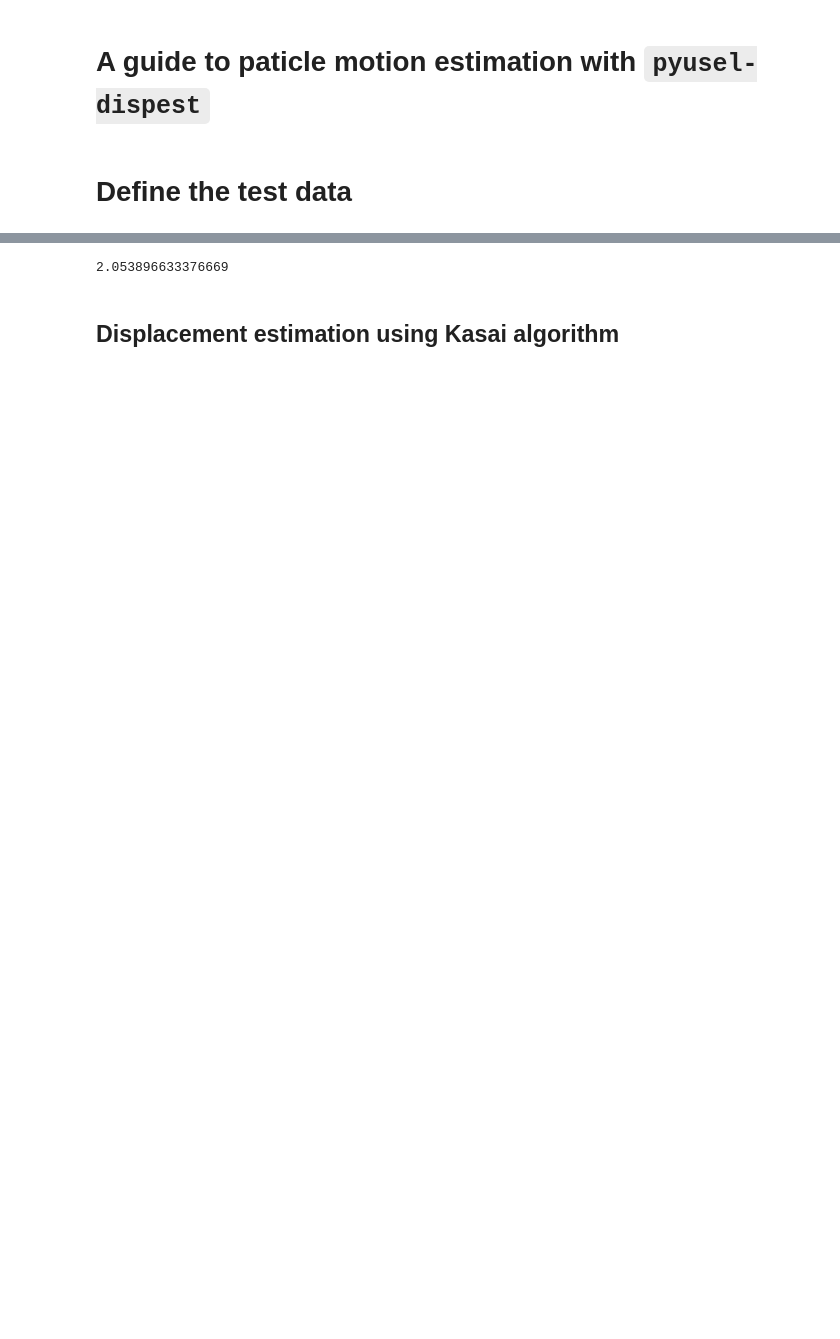
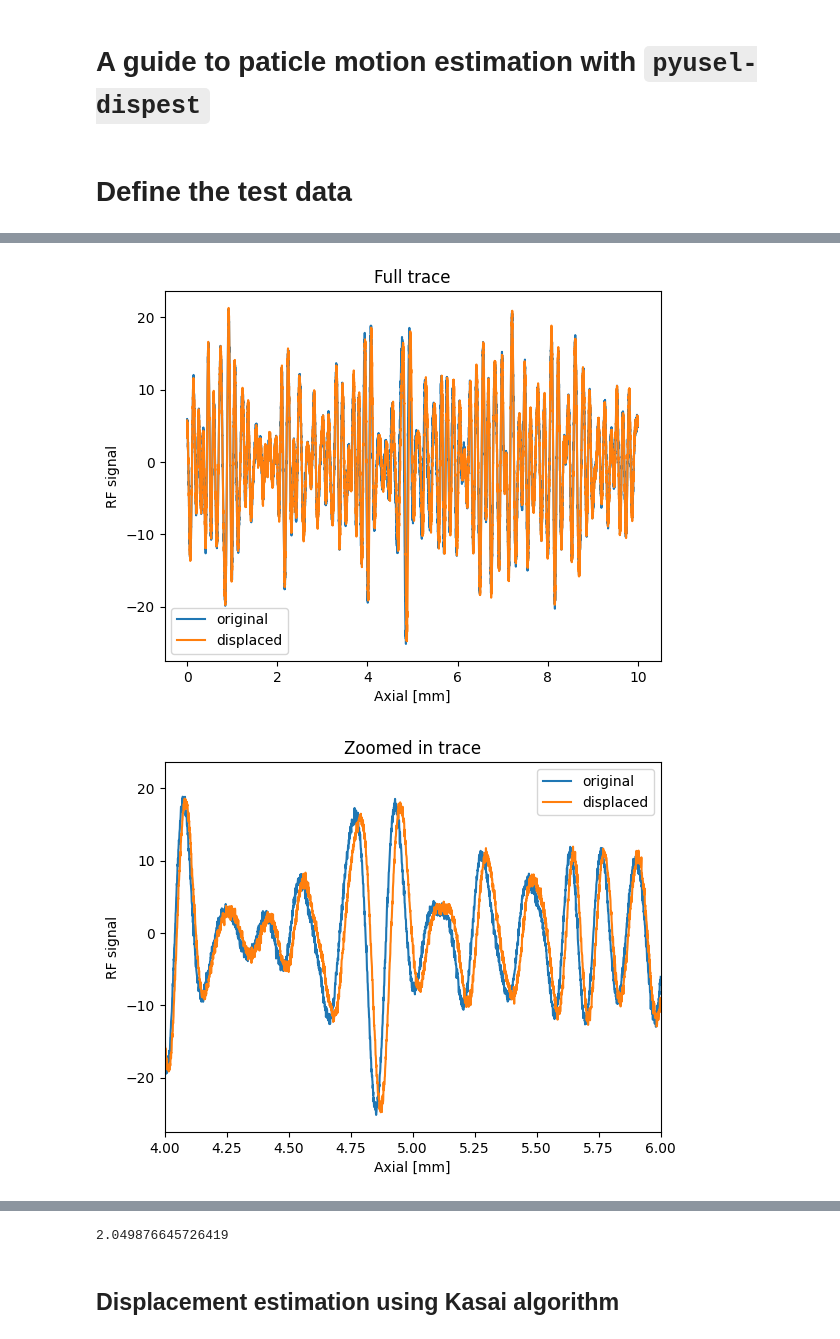
Before and after one commit to wewightman/pyusel-dispest, a Jupyter notebook: examples/partmotion.ipynb, the cells around one changed output, grey strips where cells are left out. Saved outputs shown, nothing was run; the diff lists cells and outputs as text; code cells hidden in the pictures; blank space fills up the shorter version.

```diff
--- a/examples/partmotion.ipynb
+++ b/examples/partmotion.ipynb
@@ -110,0 +10,44 @@ plt.show()
+# %%
+tracking_data = loadHDF5asdict("example_data.h5")['tracking_data']
+
+fs  = tracking_data['fs']
+fc  = tracking_data['fc']
+c   = tracking_data['c']
+t   = tracking_data['t']
+x   = c*t/2
+
+disp0 = tracking_data['disp0']
+rng = np.random.default_rng(12345)
+trace0, trace1 = tracking_data['traces'] + rng.normal(0, 0.01*np.ptp(tracking_data['traces']), tracking_data['traces'].shape)
+
+plt.figure()
+plt.plot(1E3*x, trace0, label='original')
+plt.plot(1E3*x, trace1, label='displaced')
+plt.legend()
+plt.xlabel("Axial [mm]")
+plt.ylabel("RF signal")
+plt.title("Full trace")
+plt.show()
+
+plt.figure()
+plt.plot(1E3*x, trace0, label='original')
+plt.plot(1E3*x, trace1, label='displaced')
+plt.legend()
+plt.xlabel("Axial [mm]")
+plt.ylabel("RF signal")
+plt.title("Zoomed in trace")
+plt.xlim(4, 6)
+plt.show()
+
+plt.figure()
+plt.plot(1E3*x[::20], trace0[::20], label='original')
+plt.plot(1E3*x[::20], trace1[::20], label='displaced')
+plt.legend()
+plt.xlabel("Axial [mm]")
+plt.ylabel("RF signal")
+plt.title("Decimated")
+plt.xlim(4, 6)
+plt.show()
+# %% [output]
+[figure, added]
+[figure, added]
@@ -113,7 +57,7 @@ env = np.abs(sig.hilbert(trace0))
 speckle_snr = np.mean(env[100:-100])/np.std(env[100:-100])
 print(speckle_snr)
 # %% [output]
-2.053896633376669
+2.049876645726419
 # %% [markdown]
 ## Displacement estimation using Kasai algorithm
 # %%
```
Also changed, not shown: parts of 13 cells of this notebook, 2 other files.
